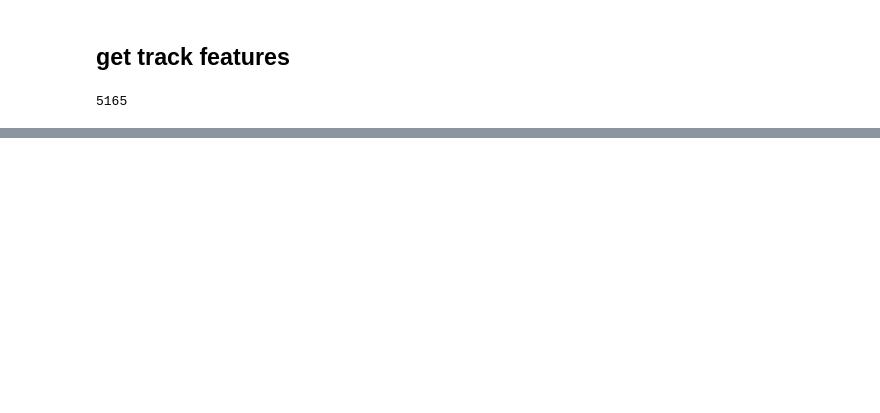
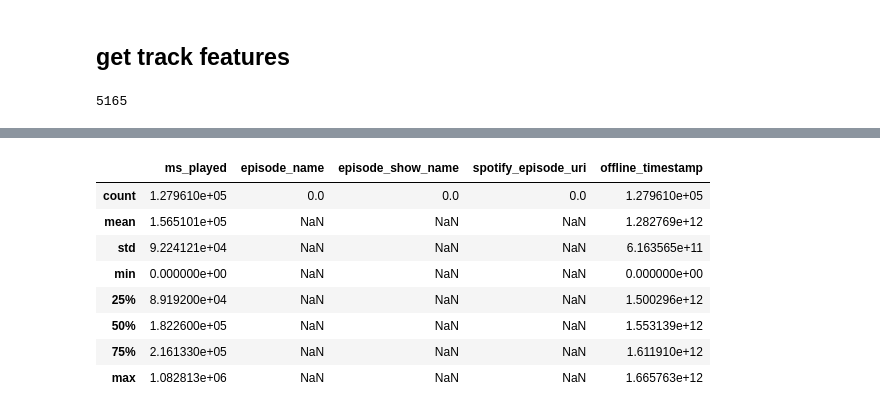
Before and after one commit to nazhifkojaz/Spotify-Analysis-Data-Collection-, a Jupyter notebook: main.ipynb, the cells around one changed output, grey strips where cells are left out. Cells and saved outputs as stored; diff of their text form; code cells hidden in the pictures; blank space fills up the shorter version.

```diff
--- a/main.ipynb
+++ b/main.ipynb
@@ -253,0 +348,13 @@ track_features_df.to_csv('datasets/tracks_features_df.csv', index=False)
+# %%
+# descriptive analysis for numerical data
+tracks_df.describe()
+# %% [output]
+|  | ms_played | episode_name | episode_show_name | spotify_episode_uri | offline_timestamp |
+| count | 1.279610e+05 | 0.0 | 0.0 | 0.0 | 1.279610e+05 |
+| mean | 1.565101e+05 | NaN | NaN | NaN | 1.282769e+12 |
+| std | 9.224121e+04 | NaN | NaN | NaN | 6.163565e+11 |
+| min | 0.000000e+00 | NaN | NaN | NaN | 0.000000e+00 |
+| 25% | 8.919200e+04 | NaN | NaN | NaN | 1.500296e+12 |
+| 50% | 1.822600e+05 | NaN | NaN | NaN | 1.553139e+12 |
+| 75% | 2.161330e+05 | NaN | NaN | NaN | 1.611910e+12 |
+| max | 1.082813e+06 | NaN | NaN | NaN | 1.665763e+12 |
```
Also changed, not shown: parts of 39 cells of this notebook, 1 other file.
